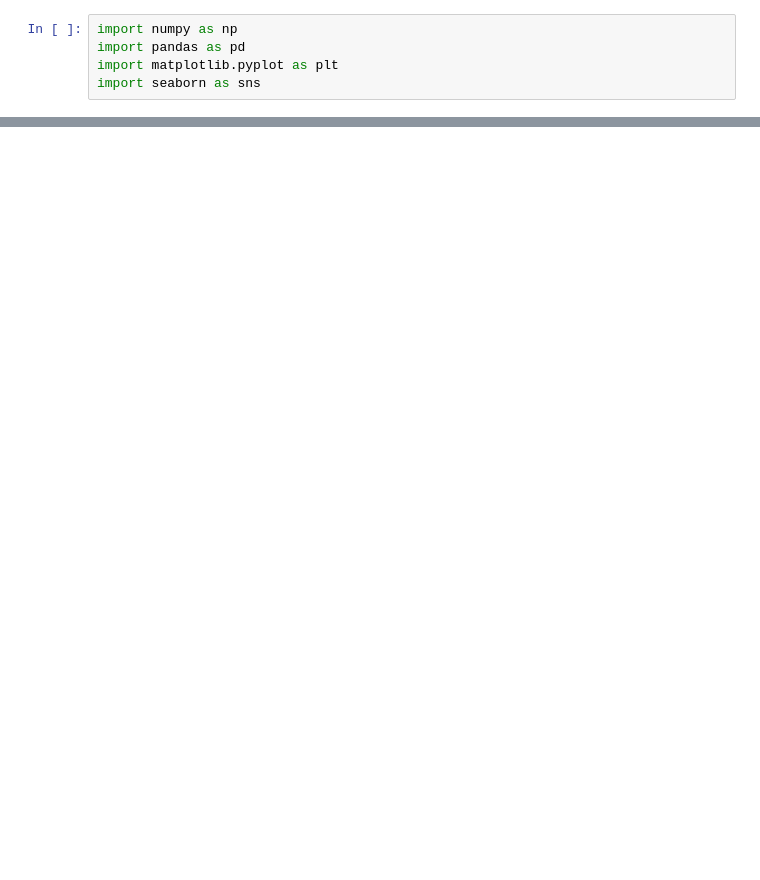
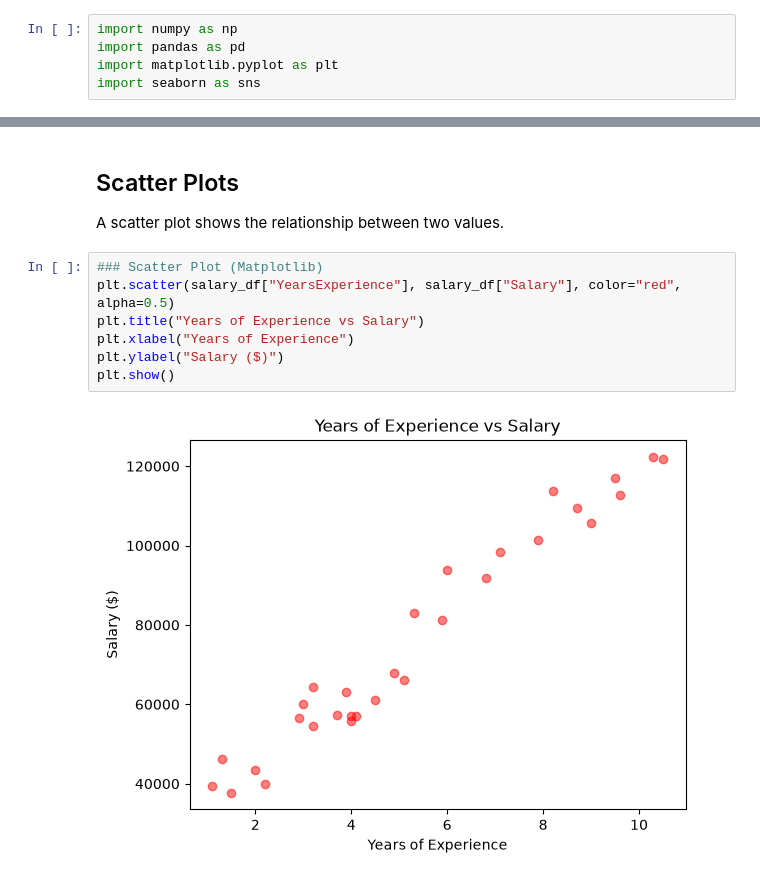
Before and after one commit to ahmed4mohamed4/machine_learning, a Jupyter notebook: 3_numpy_pandas_matplotlib/notebooks/matplotlib.ipynb, the cells around one changed output, grey strips where cells are left out. Saved outputs shown, nothing was run; the diff lists cells and outputs as text; blank space fills up the shorter version.

```diff
--- a/3_numpy_pandas_matplotlib/notebooks/matplotlib.ipynb
+++ b/3_numpy_pandas_matplotlib/notebooks/matplotlib.ipynb
@@ -182,0 +45,13 @@ Data without outliers: [ 0.00597526 -0.76028489 -0.66886391 -0.3618864  -1.09610
+# %% [markdown]
+## Scatter Plots
+
+A scatter plot shows the relationship between two values.
+# %%
+### Scatter Plot (Matplotlib)
+plt.scatter(salary_df["YearsExperience"], salary_df["Salary"], color="red", alpha=0.5)
+plt.title("Years of Experience vs Salary")
+plt.xlabel("Years of Experience")
+plt.ylabel("Salary ($)")
+plt.show()
+# %% [output]
+[figure, added]
```
Also changed, not shown: parts of 53 cells of this notebook, 1 other file.
